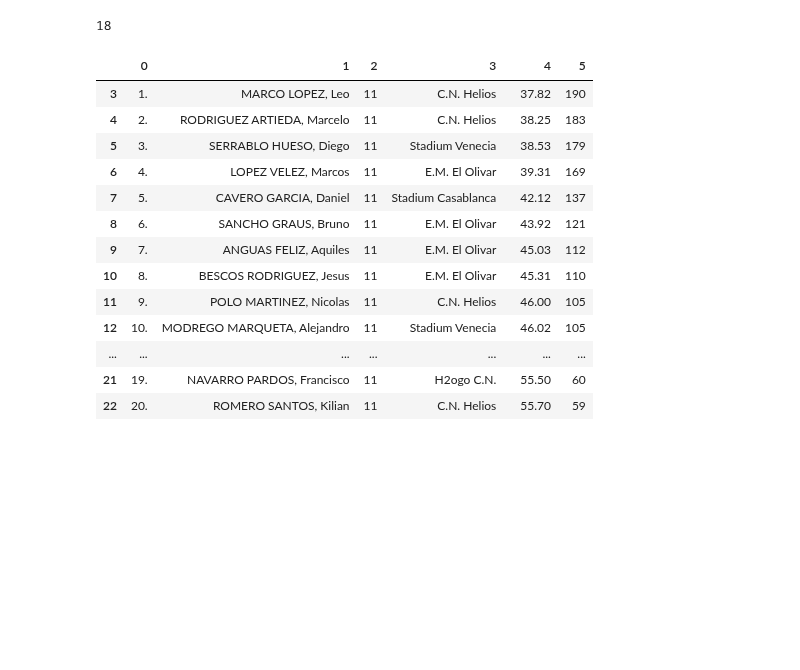
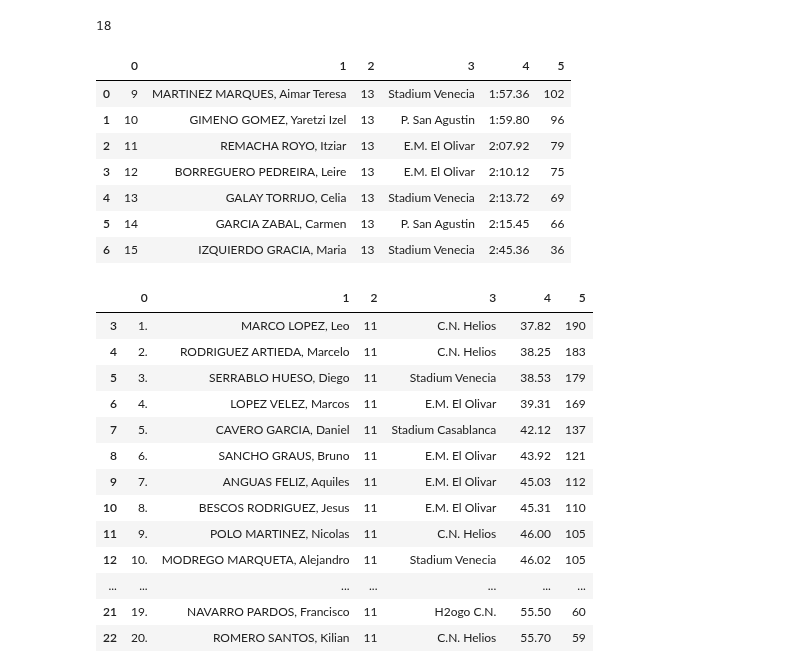
Before and after one commit to crdguez/dashboard_natacion, a Jupyter notebook: importar_datos/importar_datos_27_03_22.ipynb, the cells around one changed output. Cells and saved outputs as stored; diff of their text form; code cells hidden in the pictures; blank space fills up the shorter version.

```diff
--- a/importar_datos/importar_datos_27_03_22.ipynb
+++ b/importar_datos/importar_datos_27_03_22.ipynb
@@ -28,33 +28,77 @@ t1 = tablas[2].df[tablas[2].df[0]!=''][3:].drop(8,axis=1).T.reset_index(drop=Tru
 t1 = juntar_columnas(juntar_columnas(separar_columna_derecha(separar_columna(t1,0),6),1,6),3,4)
 t1[1]=t1[1].replace({'MENDEZSALVADOR, Carlos':'MENDEZ SALVADOR, Carlos',
                        'PETISMEROYO, Lucas':'PETISME ROYO, Lucas',
                      'PETISMEROYO,Lucas':'PETISME ROYO, Lucas',
                      'RAMOS OLMOS,Diego':'RAMOS OLMOS, Diego',
                       'SANCHEZMERCADO, Adrian':'SANCHEZ MERCADO, Adrian',
                       'MOSTEOHIDALGO, Carlos':'MOSTEO HIDALGO, Carlos',
                       'BERDEJOLOBERA, Guillermo':'BERDEJO LOBERA, Guillermo',
                      'GREGORIO FERNANDEZ,Enrique':'GREGORIO FERNANDEZ, Enrique',
                       'JIMENEZLAFUENTE, Daniel':'JIMENEZ LAFUENTE, Daniel',
                      'SANCHEZSAEZ, Alejandro':'SANCHEZ SAEZ, Alejandro',
                      'SANZ BEJENARIU,Diego':'SANZ BEJENARIU, Diego',
                      'VICENTEBARRA,Guillen':'VICENTE BARRA, Guillen',
                      'RAZABALINGELMO, Angel':'RAZABAL INGELMO, Angel',
                      'NEVADOPEREZ, Lorien':'NEVADO PEREZ, Lorien',
                      'RAMOSOLMOS,Diego':'RAMOS OLMOS, Diego',
                      'MARTINFERNANDEZ, Leo':'MARTIN FERNANDEZ, Leo',
                      'BARRIENDOS ZAMORA,Saul':'BARRIENDOS ZAMORA, Saul',
                      'RAMOSOLMOS,Marcos':'RAMOS OLMOS, Marcos',
                      'RUBIO RAKITIN,Larion Francisco':'RUBIO RAKITIN, Larion Francisco'
 
                       })
 t1[3]=t1[3].replace({'C.N.Helios':'C.N. Helios',
                        'P. SanAgustin':'P. San Agustin',
                      'E.M.El Olivar':'E.M. El Olivar'
                       })
 
 
 t1b = tablas[3].df[3:]
 t1b=t1b[t1b[0]!=''][:-2].drop(4,axis=1).T.reset_index(drop=True).T
+
+t2 = tablas[4].df
+t2=t2[t2[0]!=''][2:-1]
+t2
+
+
+# t2b=pd.read_csv('tabla_perdida_27_03_22.csv',dtype=str, header=None).T.reset_index(drop=True).T
+# t2b.to_dict()
+dic={0: {0: '9', 1: '10', 2: '11', 3: '12', 4: '13', 5: '14', 6: '15'},
+ 1: {0: 'MARTINEZ MARQUES, Aimar Teresa',
+  1: 'GIMENO GOMEZ, Yaretzi Izel',
+  2: 'REMACHA ROYO, Itziar',
+  3: 'BORREGUERO PEDREIRA, Leire',
+  4: 'GALAY TORRIJO, Celia',
+  5: 'GARCIA ZABAL, Carmen',
+  6: 'IZQUIERDO GRACIA, Maria'},
+ 2: {0: '13', 1: '13', 2: '13', 3: '13', 4: '13', 5: '13', 6: '13'},
+ 3: {0: 'Stadium Venecia',
+  1: 'P. San Agustin',
+  2: 'E.M. El Olivar',
+  3: 'E.M. El Olivar',
+  4: 'Stadium Venecia',
+  5: 'P. San Agustin',
+  6: 'Stadium Venecia'},
+ 4: {0: '1:57.36',
+  1: '1:59.80',
+  2: '2:07.92',
+  3: '2:10.12',
+  4: '2:13.72',
+  5: '2:15.45',
+  6: '2:45.36'},
+ 5: {0: '102', 1: '96', 2: '79', 3: '75', 4: '69', 5: '66', 6: '36'}}
+t2b=pd.DataFrame(dic)
+
+t2b
+# %% [output]
+|  | 0 | 1 | 2 | 3 | 4 | 5 |
+| 0 | 9 | MARTINEZ MARQUES, Aimar Teresa | 13 | Stadium Venecia | 1:57.36 | 102 |
+| 1 | 10 | GIMENO GOMEZ, Yaretzi Izel | 13 | P. San Agustin | 1:59.80 | 96 |
+| 2 | 11 | REMACHA ROYO, Itziar | 13 | E.M. El Olivar | 2:07.92 | 79 |
+| 3 | 12 | BORREGUERO PEDREIRA, Leire | 13 | E.M. El Olivar | 2:10.12 | 75 |
+| 4 | 13 | GALAY TORRIJO, Celia | 13 | Stadium Venecia | 2:13.72 | 69 |
+| 5 | 14 | GARCIA ZABAL, Carmen | 13 | P. San Agustin | 2:15.45 | 66 |
+| 6 | 15 | IZQUIERDO GRACIA, Maria | 13 | Stadium Venecia | 2:45.36 | 36 |
 # %%
 t4=tablas[8].df[3:]
 t4
```
Also changed, not shown: parts of 2 cells of this notebook, 3 other files.
